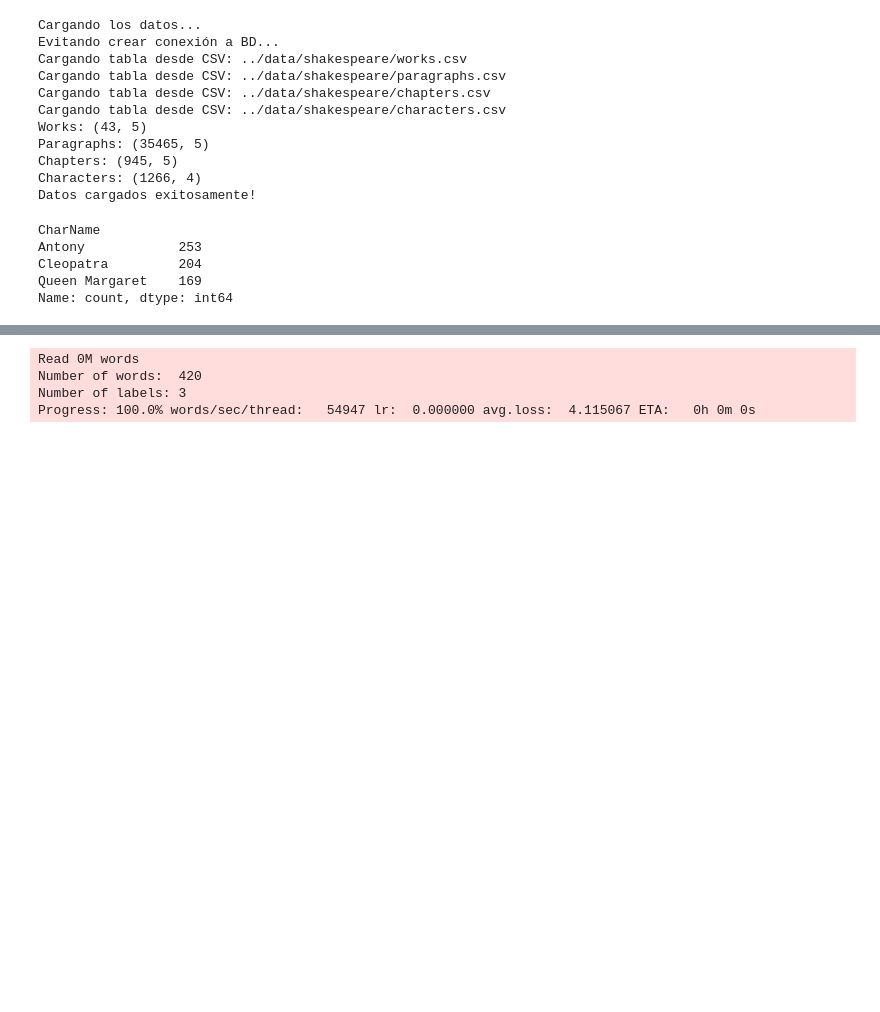
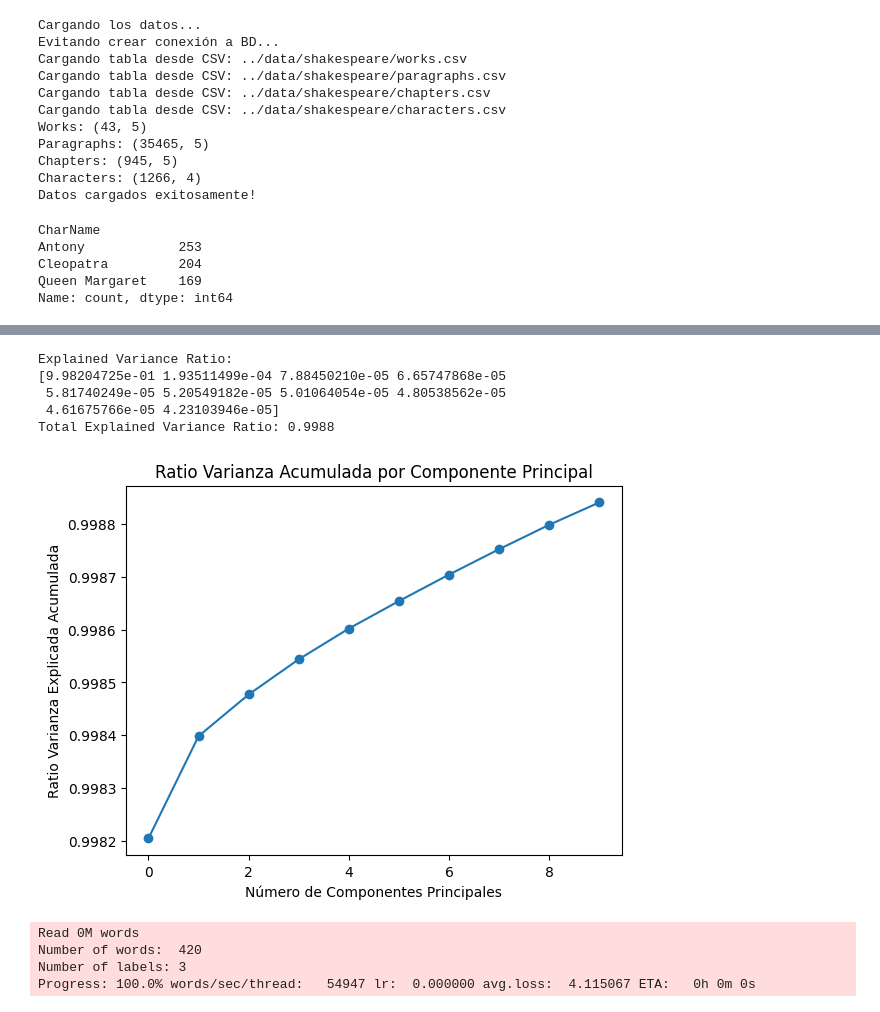
Before and after one commit to efviodo/mcdaa-intro-cd, a Jupyter notebook: Tarea2/notebooks/laboratorio_2_ev_fasttext_classifier.ipynb, the cells around one changed output, grey strips where cells are left out. Drawn from its saved outputs; the diff is of its cells as text; code cells hidden in the pictures; blank space fills up the shorter version.

```diff
--- a/Tarea2/notebooks/laboratorio_2_ev_fasttext_classifier.ipynb
+++ b/Tarea2/notebooks/laboratorio_2_ev_fasttext_classifier.ipynb
@@ -358,3 +387,28 @@ Progress: 100.0% words/sec/thread:   55004 lr:  0.000000 avg.loss:  3.868515 ETA
+# %%
+# Re definmos reductor para contemplar 10 componentes principales
+reductor = PCA(n_components=10)
+X_fasttext = [model_skipgram[x] for x in X_train]
+X_train_red = reductor.fit_transform(X_fasttext)
+
+# Explained variance ratio
+explained_variance_ratio = reductor.explained_variance_ratio_
+total_explained_variance_ratio = explained_variance_ratio.sum()
+
+# Print results
+print(f"\nExplained Variance Ratio:\n{explained_variance_ratio}")
+print(f"Total Explained Variance Ratio: {total_explained_variance_ratio:.4f}")
+
+fig, ax = plot_cumulative_variance_ration(explained_variance_ratio)
+fig.savefig(
+    os.path.join(FIGURES_FOLDER, "image_17_cumulative_variance_top_10_fasttext.png")
+)
+# %% [output]
+Explained Variance Ratio:
+[9.98204725e-01 1.93511499e-04 7.88450210e-05 6.65747868e-05
+ 5.81740249e-05 5.20549182e-05 5.01064054e-05 4.80538562e-05
+ 4.61675766e-05 4.23103946e-05]
+Total Explained Variance Ratio: 0.9988
+[figure, added]
 # %%
 # Skipgram model :
 model_cbow = fasttext.train_unsupervised(filename_train, model="cbow")
```
Also changed, not shown: parts of 13 cells of this notebook, 6 other files.
